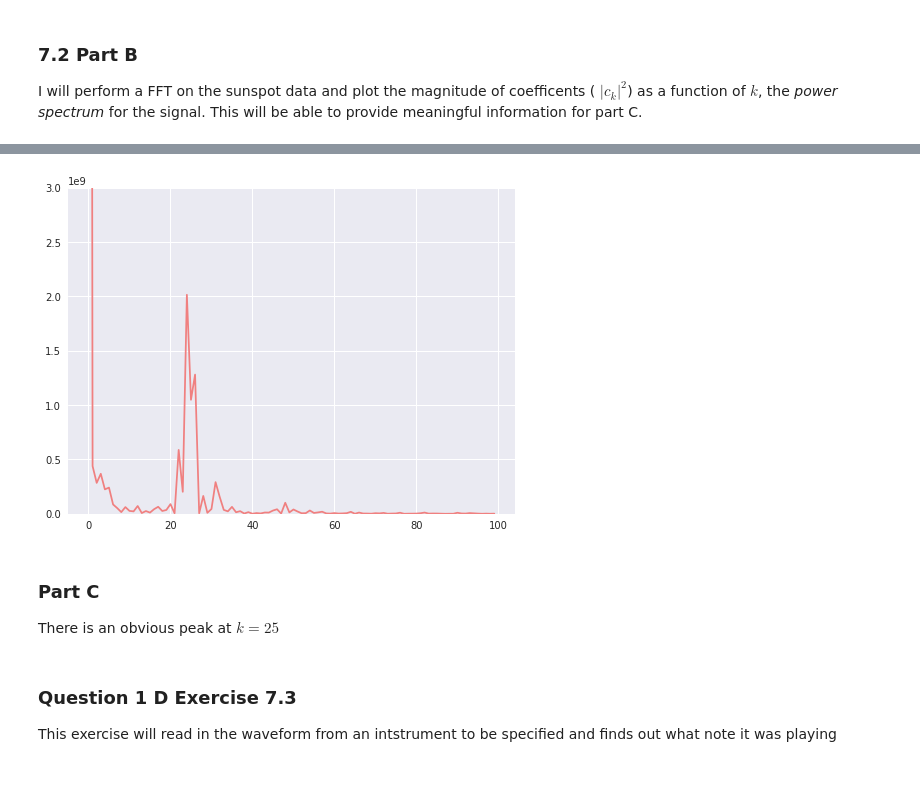
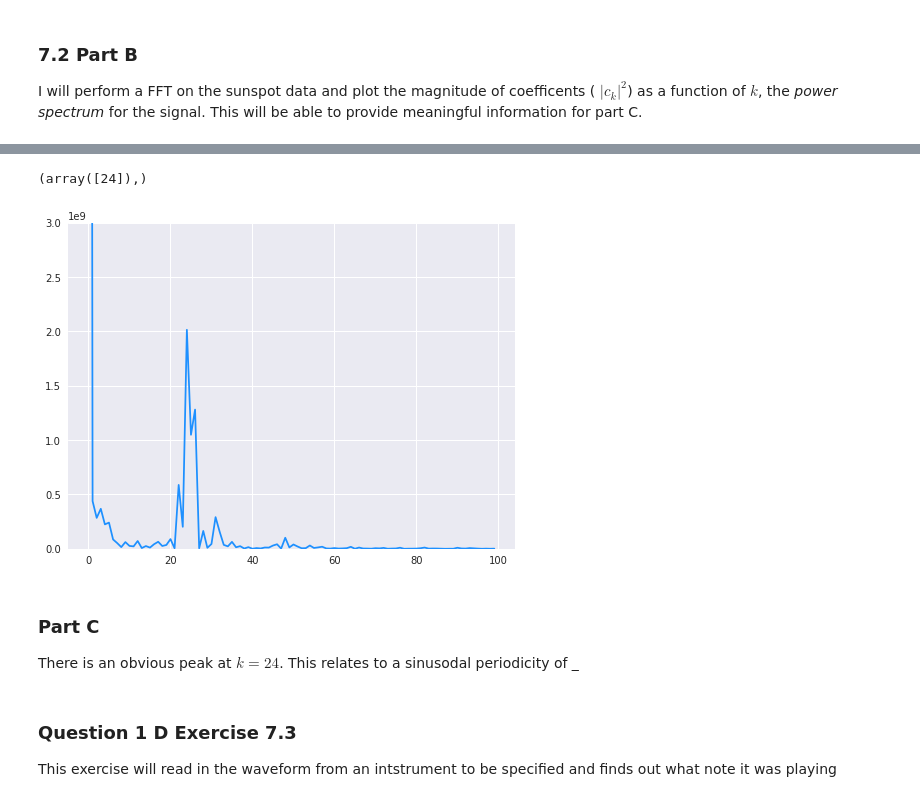
Before and after one commit to andrewkhardy/PHY-407, a Jupyter notebook: Lab05-01.ipynb, the cells around one changed output, grey strips where cells are left out. Drawn from its saved outputs; the diff is of its cells as text; code cells hidden in the pictures.

```diff
--- a/Lab05-01.ipynb
+++ b/Lab05-01.ipynb
@@ -24,10 +29,18 @@ The visual estimate of the period 4 periods for every 500 months, which means a
 ### 7.2 Part B
 I will perform a FFT on the sunspot data and plot the magnitude of coefficents ( $|c_k|^2$) as a function of $k$, the *power spectrum* for the signal. This will be able to provide meaningful information for part C.
 # %%
-def DFT(y):
-    N = len(y)
-    c = np.zeros(N//2+1,complex)
+# DFT Function taken from Newman as suggested
+def DFT(a_array):
+    '''
+    This function takes an array and performs a discrete fourier transform
+    Input
+    a_array: a signal array to be analayzed
+    Output
+    a_dft_array = dft array that has been calculated
+    '''
+    N = len(a_array)    # length of input array
+    a_dft_array = np.zeros(N//2+1,complex)
     for k in range(N//2+1):
         for n in range(N):
-            c[k] += y[n]*np.exp(-2j*np.pi*k*n/N)
-    return c
+            a_dft_array[k] += a_array[n]*np.exp(-2j*np.pi*k*n/N)
+    return a_dft_array
@@ -36,14 +51,16 @@ a_fourier = DFT(a_sun_num)
 a_power = np.real(a_fourier)**2 + np.imag(a_fourier)**2
 # %%
 plt.figure(figsize = (8,6))
-plt.plot(a_date[:100],a_power[:100], color = 'lightcoral')#, s = 5)
-plt.ylim(0,0.3e10)
+plt.plot(a_date[:100],a_power[:100], color = 'dodgerblue')
+plt.ylim(0,0.3e10)  # shrunk plot so other peaks visible
+print(np.where(a_power == np.max(a_power[1:])))  # Finding the largest nonzero peak
 plt.show()
 # %% [output]
+(array([24]),)
-[figure, old version]
+[figure, new version]
 # %% [markdown]
 ### Part C
-There is an obvious peak at $k = 25$
+There is an obvious peak at $k = 24$. This relates to a sinusodal periodicity of _
 # %% [markdown]
 ### Question 1 D Exercise 7.3
 This exercise will read in the waveform from an intstrument to be specified and finds out what note it was playing
```
Also changed, not shown: parts of 28 cells of this notebook.
